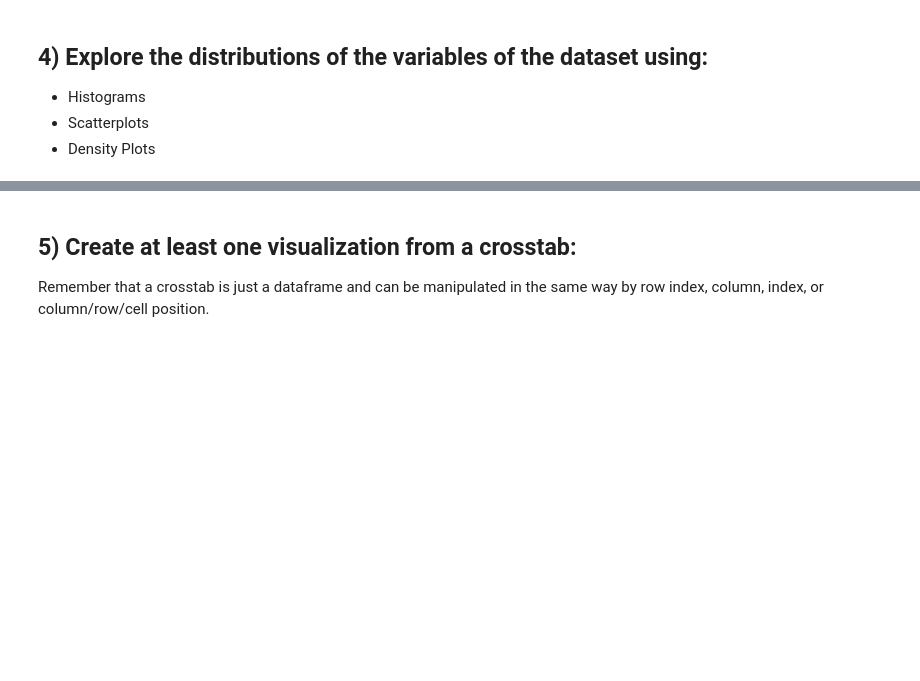
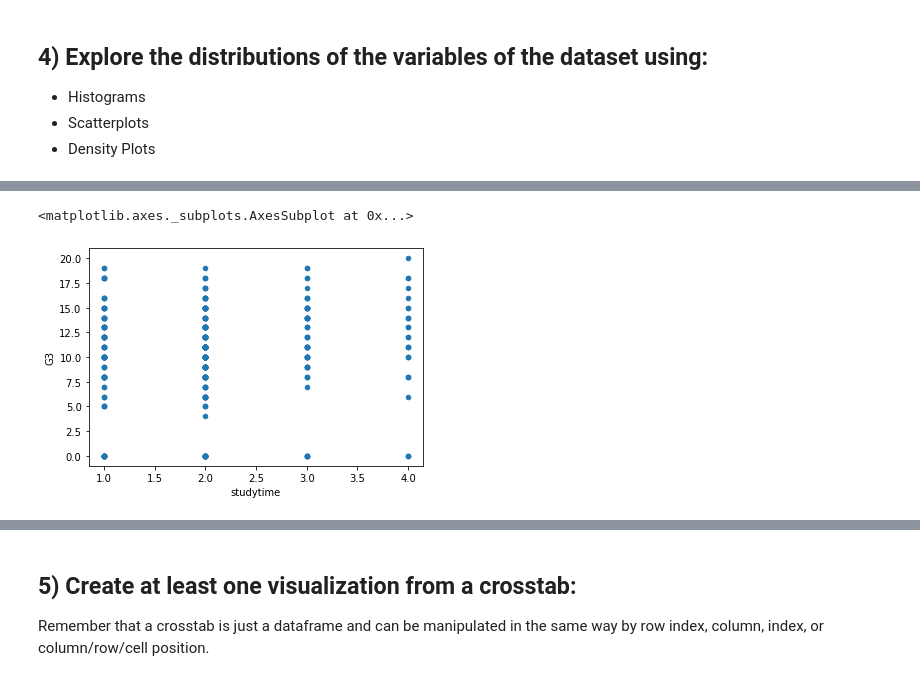
Before and after one commit to nsriniva/DS-Unit-1-Sprint-1-Data-Wrangling-and-Storytelling, a Jupyter notebook: module1-exploratory-data-analysis/LS_DS_111_Exploratory_Data_Analysis_Assignment.ipynb, the cells around one changed output, grey strips where cells are left out. Saved outputs shown, nothing was run; the diff lists cells and outputs as text; code cells hidden in the pictures; blank space fills up the shorter version.

```diff
--- a/module1-exploratory-data-analysis/LS_DS_111_Exploratory_Data_Analysis_Assignment.ipynb
+++ b/module1-exploratory-data-analysis/LS_DS_111_Exploratory_Data_Analysis_Assignment.ipynb
@@ -52,0 +357,7 @@ Take whichever of the above datasets has more categorical variables and use cros
+# %%
+# Scatterplot
+# weekly study time vs final grade (numeric: from 0 to 20, output target)
+df.plot.scatter('studytime','G3')
+# %% [output]
+<matplotlib.axes._subplots.AxesSubplot at 0x...>
+[figure, added]
```
Also changed, not shown: parts of 49 cells of this notebook.
